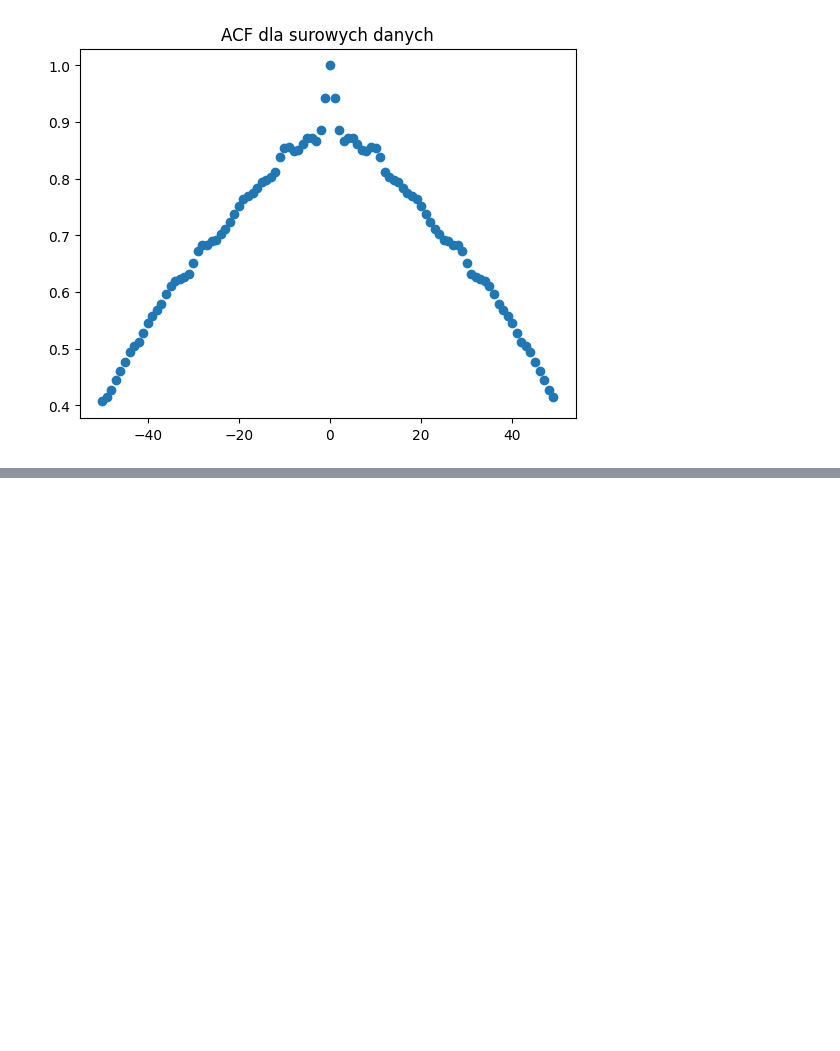
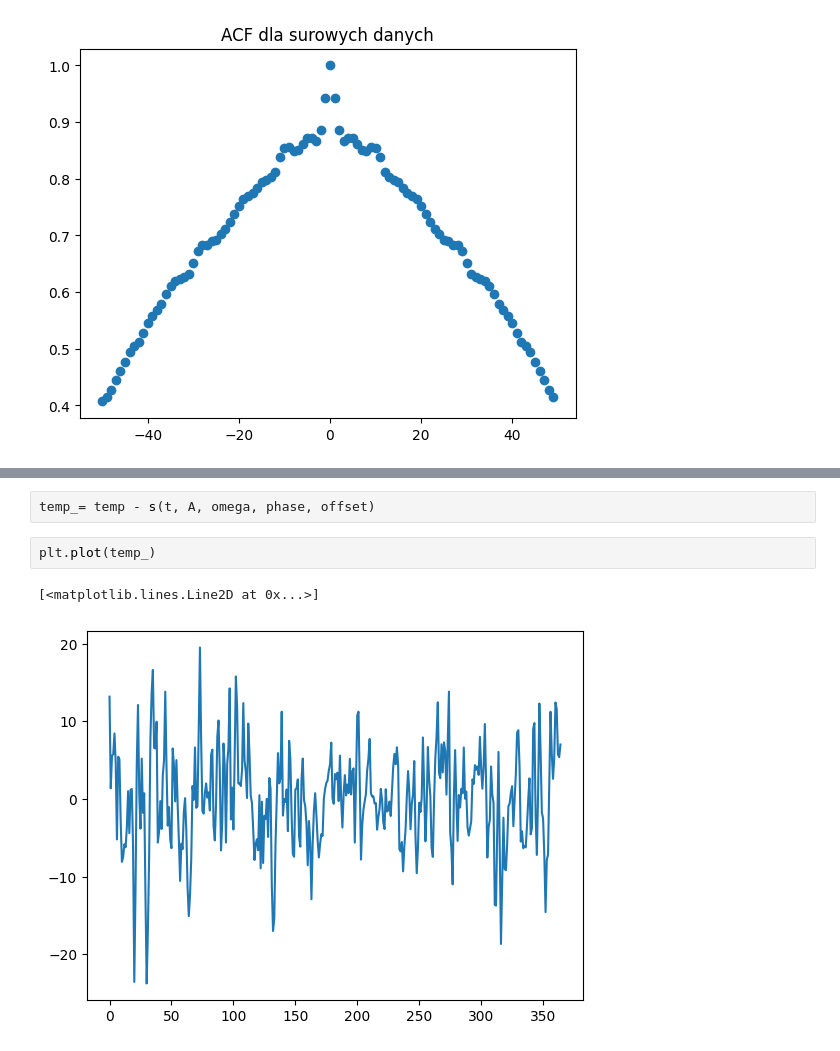
Before and after one commit to MariaNowacka/kaszcz, a Jupyter notebook: sprawozdanie/sprawko.ipynb, the cells around one changed output, grey strips where cells are left out. Saved outputs shown, nothing was run; the diff lists cells and outputs as text; blank space fills up the shorter version.

```diff
--- a/sprawozdanie/sprawko.ipynb
+++ b/sprawozdanie/sprawko.ipynb
@@ -39,0 +77,7 @@ Text(0.5, 1.0, 'ACF dla surowych danych')
+# %%
+temp_= temp - s(t, A, omega, phase, offset)
+# %%
+plt.plot(temp_)
+# %% [output]
+[<matplotlib.lines.Line2D at 0x...>]
+[figure, added]
```
Also changed, not shown: parts of 11 cells of this notebook.
